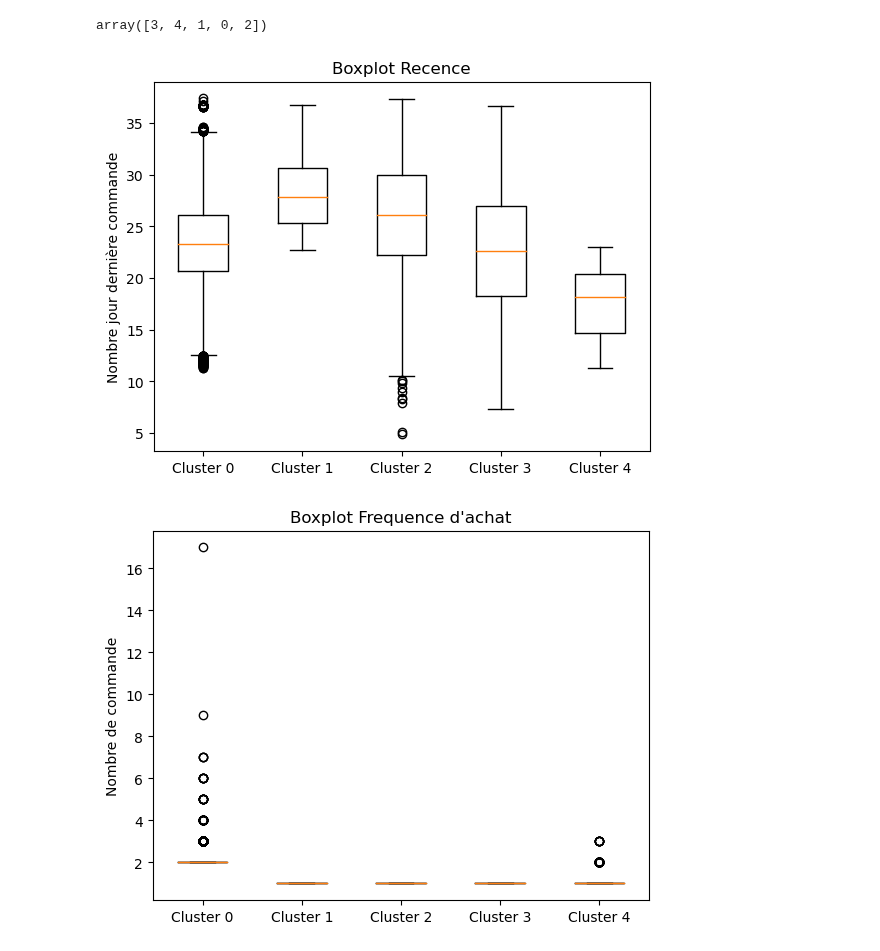
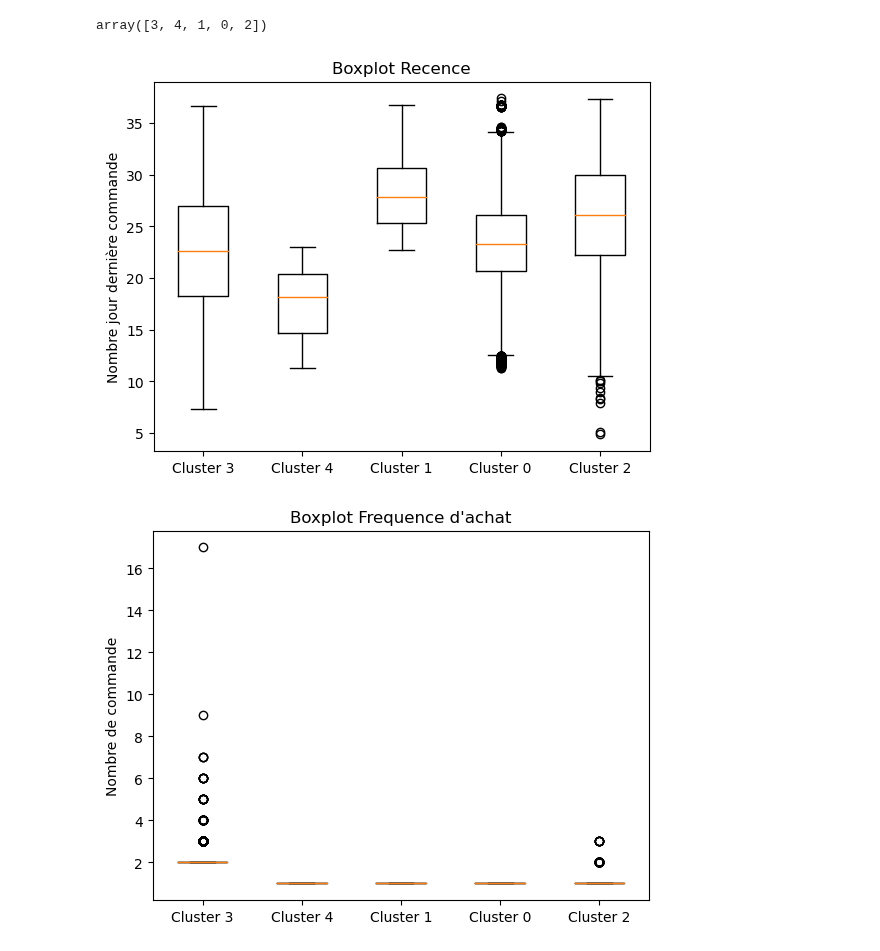
Before and after one commit to HaDock404/CustomerSegmentation, a Jupyter notebook: Notebook/7.business_analysis_kmeans_5f_bis.ipynb, the cells around one changed output. Saved outputs shown, nothing was run; the diff lists cells and outputs as text; code cells hidden in the pictures.

```diff
--- a/Notebook/7.business_analysis_kmeans_5f_bis.ipynb
+++ b/Notebook/7.business_analysis_kmeans_5f_bis.ipynb
@@ -43,24 +43,25 @@ array([3, 4, 1, 0, 2])
 # %%
 import matplotlib.pyplot as plt
 
-test1 = df[df['Cluster'] == 0]
-test2 = df[df['Cluster'] == 1]
-test3 = df[df['Cluster'] == 2]
-test4 = df[df['Cluster'] == 3]
-test5 = df[df['Cluster'] == 4]
-donnees = [test1['Recency_x'], test2['Recency_x'], test3['Recency_x'], test4['Recency_x'], test5['Recency_x']]
+clusters = df['Cluster'].unique()
+recency = []
 
-plt.boxplot(donnees)
+for cluster in clusters:
+    recency.append(df[df['Cluster'] == cluster]['Recency_x'])
+
+plt.boxplot(recency)
 plt.title("Boxplot Recence")
 plt.ylabel("Nombre jour dernière commande")
 
-etiquettes = ['Cluster 0', 'Cluster 1', 'Cluster 2', 'Cluster 3', 'Cluster 4']
+etiquettes = [f'Cluster {clusters[0]}', f'Cluster {clusters[1]}',\
+               f'Cluster {clusters[2]}', f'Cluster {clusters[3]}',\
+                  f'Cluster {clusters[4]}']
 
 plt.xticks(range(1, len(etiquettes) + 1), etiquettes)
 
 plt.show()
 # %% [output]
-[figure, old version]
+[figure, new version]
 # %%
 import matplotlib.pyplot as plt
 
```
Also changed, not shown: parts of 8 cells of this notebook, 2 other files.
